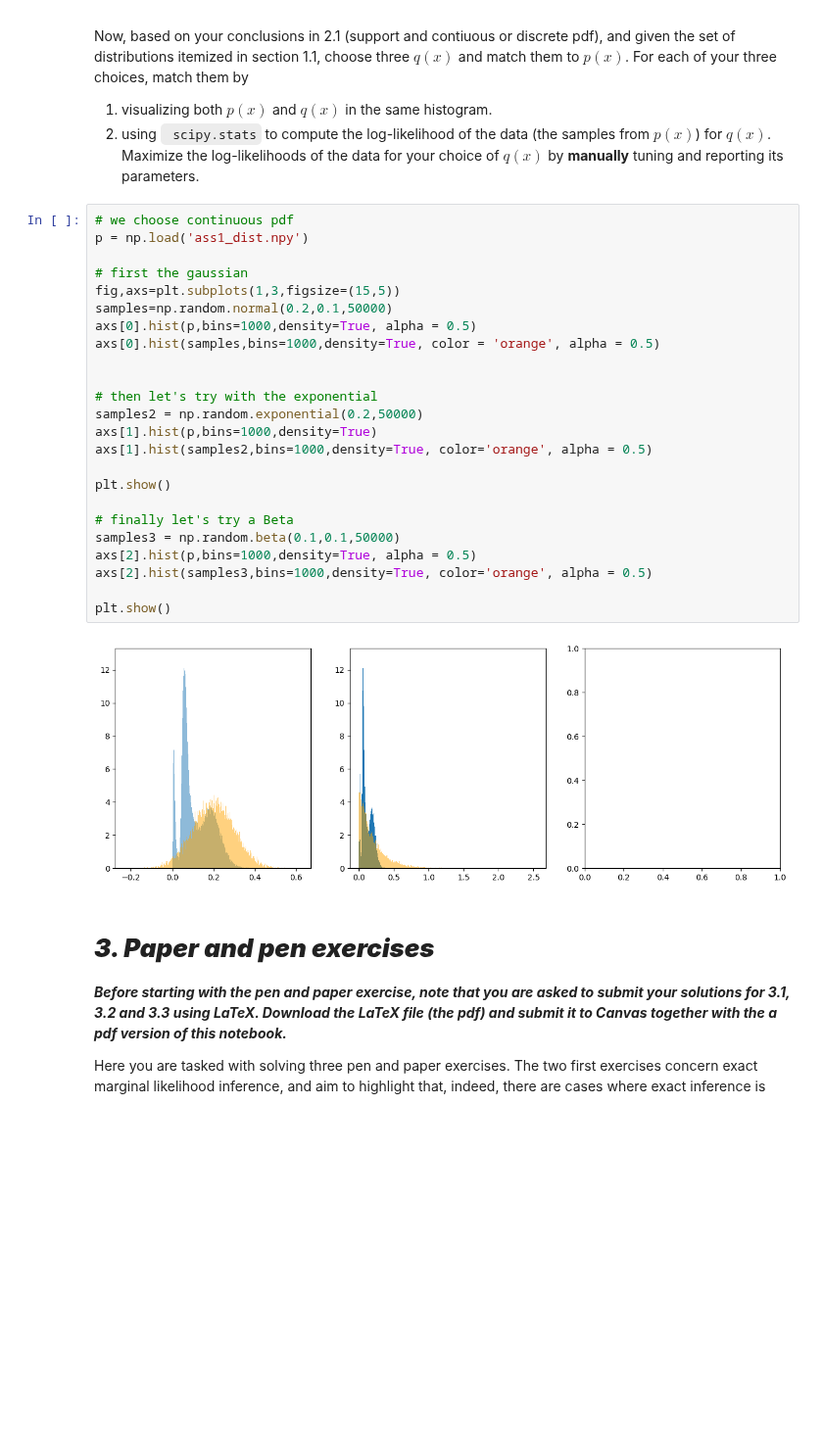
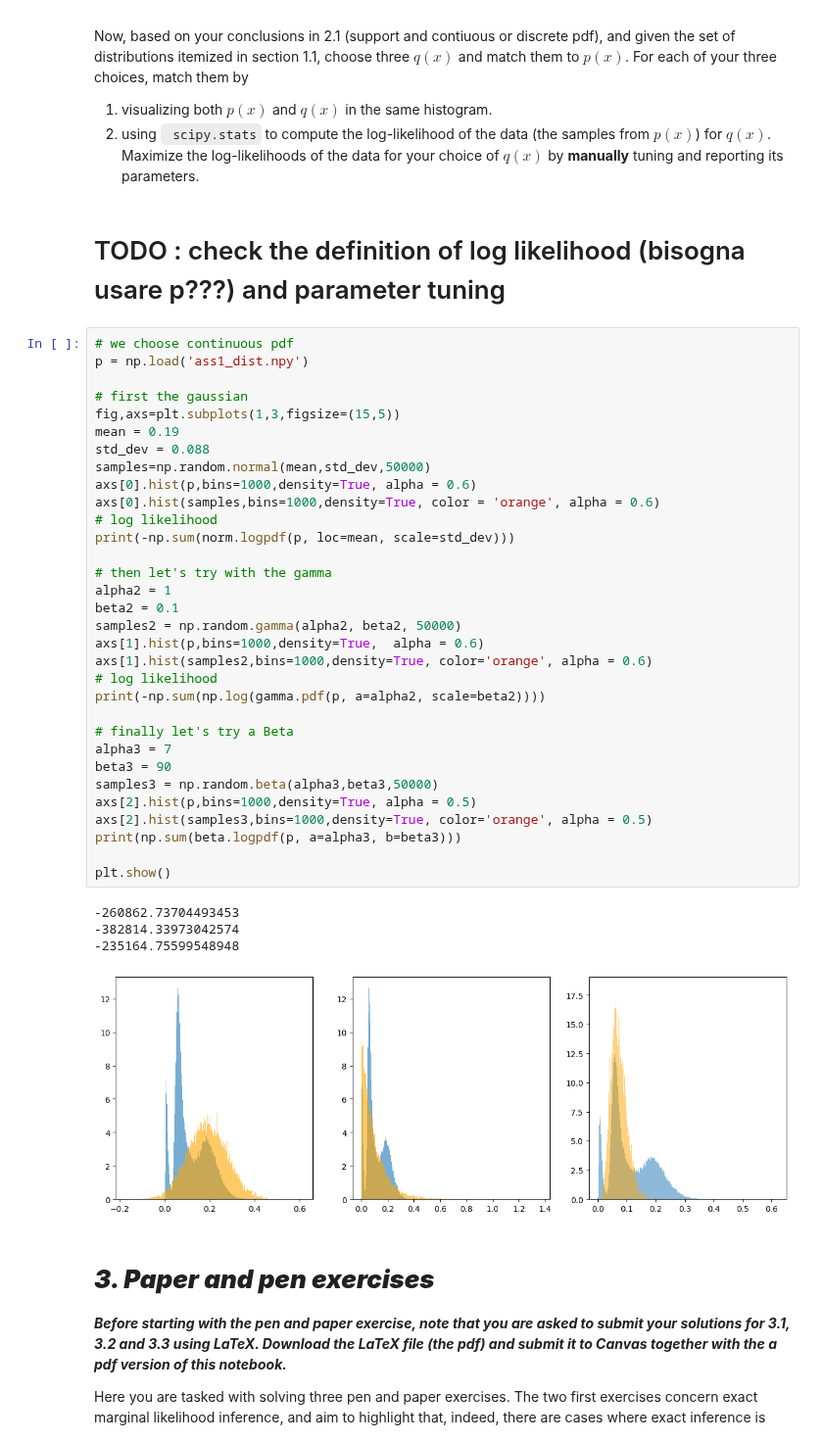
Before and after one commit to leonardodeclara/DD2447-Statistical-Methods-in-Applied-Computer-Science, a Jupyter notebook: Assignment_1/assignment1.ipynb, the cells around one changed output. Shown at 98% size. Cells and saved outputs as stored; diff of their text form; blank space fills up the shorter version.

````diff
--- a/Assignment_1/assignment1.ipynb
+++ b/Assignment_1/assignment1.ipynb
@@ -385,32 +404,45 @@ Now, based on your conclusions in 2.1 (support and contiuous or discrete pdf), a
 
 1.   visualizing both $p(x)$ and $q(x)$ in the same histogram.
 2.   using ``` scipy.stats``` to compute the log-likelihood of the data (the samples from $p(x)$) for $q(x)$. Maximize the log-likelihoods of the data for your choice of $q(x)$ by **manually** tuning and reporting its parameters.
+# %% [markdown]
+# TODO : check the definition of log likelihood (bisogna usare p???) and parameter tuning
 # %%
 # we choose continuous pdf
 p = np.load('ass1_dist.npy')
 
 # first the gaussian
 fig,axs=plt.subplots(1,3,figsize=(15,5))
-samples=np.random.normal(0.2,0.1,50000)
-axs[0].hist(p,bins=1000,density=True, alpha = 0.5)
-axs[0].hist(samples,bins=1000,density=True, color = 'orange', alpha = 0.5)
+mean = 0.19
+std_dev = 0.088
+samples=np.random.normal(mean,std_dev,50000)
+axs[0].hist(p,bins=1000,density=True, alpha = 0.6)
+axs[0].hist(samples,bins=1000,density=True, color = 'orange', alpha = 0.6)
+# log likelihood
+print(-np.sum(norm.logpdf(p, loc=mean, scale=std_dev)))
 
+# then let's try with the gamma
+alpha2 = 1
+beta2 = 0.1
+samples2 = np.random.gamma(alpha2, beta2, 50000)
+axs[1].hist(p,bins=1000,density=True,  alpha = 0.6)
+axs[1].hist(samples2,bins=1000,density=True, color='orange', alpha = 0.6)
+# log likelihood
+print(-np.sum(np.log(gamma.pdf(p, a=alpha2, scale=beta2))))
 
-# then let's try with the exponential
-samples2 = np.random.exponential(0.2,50000)
-axs[1].hist(p,bins=1000,density=True)
-axs[1].hist(samples2,bins=1000,density=True, color='orange', alpha = 0.5)
+# finally let's try a Beta
+alpha3 = 7
+beta3 = 90
+samples3 = np.random.beta(alpha3,beta3,50000)
+axs[2].hist(p,bins=1000,density=True, alpha = 0.5)
+axs[2].hist(samples3,bins=1000,density=True, color='orange', alpha = 0.5)
+print(np.sum(beta.logpdf(p, a=alpha3, b=beta3)))
 
 plt.show()
-
-# finally let's try a Beta
-samples3 = np.random.beta(0.1,0.1,50000)
-axs[2].hist(p,bins=1000,density=True, alpha = 0.5)
-axs[2].hist(samples3,bins=1000,density=True, color='orange', alpha = 0.5)
-
-plt.show()
 # %% [output]
+-260862.73704493453
+-382814.33973042574
+-235164.75599548948
-[figure, old version]
+[figure, new version]
 # %% [markdown]
 # ***3. Paper and pen exercises***
 
````
Also changed, not shown: parts of 14 cells of this notebook.
